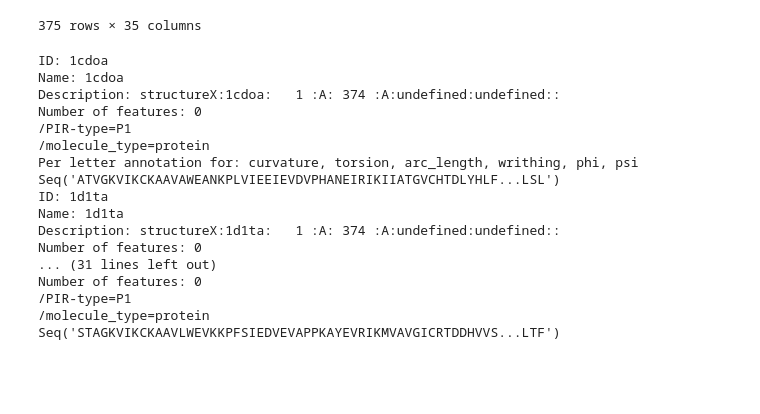
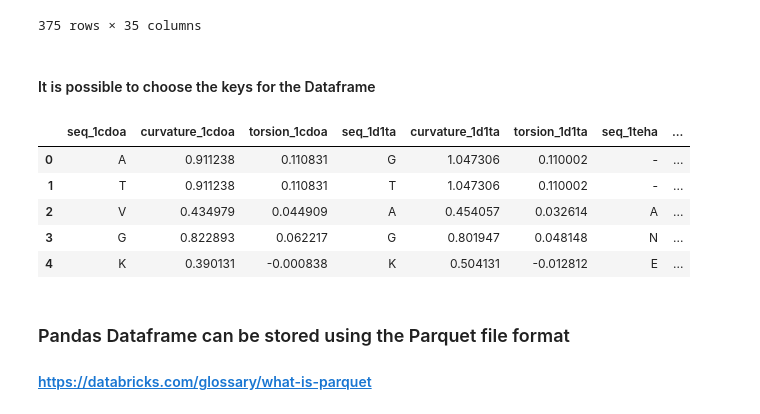
Before and after one commit to rwmontalvao/Melodia_py, a Jupyter notebook: examples/nb_py_melodia_pir.ipynb, the cells around one changed output. Cells and saved outputs as stored; diff of their text form; code cells hidden in the pictures; blank space fills up the shorter version.

```diff
--- a/examples/nb_py_melodia_pir.ipynb
+++ b/examples/nb_py_melodia_pir.ipynb
@@ -20,2 +19,8 @@ warnings.filterwarnings("ignore", category=PDBConstructionWarning)
 # %%
-align = mel.parser_pir_file('model.ali')
+if path.exists('model.pkl'):
+    with open('model.pkl', 'rb') as file:
+        align = dill.load(file)
+else:
+    align = mel.parser_pir_file('model.ali')
+    with open('model.pkl', 'wb') as file:
+        dill.dump(align, file)
@@ -74,21 +99,16 @@ with open('model.ali.pkl', 'rb') as file:
-# %%
-for record in align_loaded:
-    print(record)
-# %% [output]
-ID: 1cdoa
-Name: 1cdoa
-Description: structureX:1cdoa:   1 :A: 374 :A:undefined:undefined::
-Number of features: 0
-/PIR-type=P1
-/molecule_type=protein
-Per letter annotation for: curvature, torsion, arc_length, writhing, phi, psi
-Seq('ATVGKVIKCKAAVAWEANKPLVIEEIEVDVPHANEIRIKIIATGVCHTDLYHLF...LSL')
-ID: 1d1ta
-Name: 1d1ta
-Description: structureX:1d1ta:   1 :A: 374 :A:undefined:undefined::
-Number of features: 0
-... (31 lines left out)
-Number of features: 0
-/PIR-type=P1
-/molecule_type=protein
-Seq('STAGKVIKCKAAVLWEVKKPFSIEDVEVAPPKAYEVRIKMVAVGICRTDDHVVS...LTF')
+# %% [markdown]
+#### It is possible to choose the keys for the Dataframe
+# %%
+df = mel.dataframe_from_alignment(align=align, keys=['curvature', 'torsion'])
+# %%
+df.head()
+# %% [output]
+|  | seq_1cdoa | curvature_1cdoa | torsion_1cdoa | seq_1d1ta | curvature_1d1ta | torsion_1d1ta | seq_1teha | ... |
+| 0 | A | 0.911238 | 0.110831 | G | 1.047306 | 0.110002 | - | ... |
+| 1 | T | 0.911238 | 0.110831 | T | 1.047306 | 0.110002 | - | ... |
+| 2 | V | 0.434979 | 0.044909 | A | 0.454057 | 0.032614 | A | ... |
+| 3 | G | 0.822893 | 0.062217 | G | 0.801947 | 0.048148 | N | ... |
+| 4 | K | 0.390131 | -0.000838 | K | 0.504131 | -0.012812 | E | ... |
+# %% [markdown]
+### Pandas Dataframe can be stored using the Parquet file format
+#### https://databricks.com/glossary/what-is-parquet
```
Also changed, not shown: parts of 18 cells of this notebook, 7 other files.
